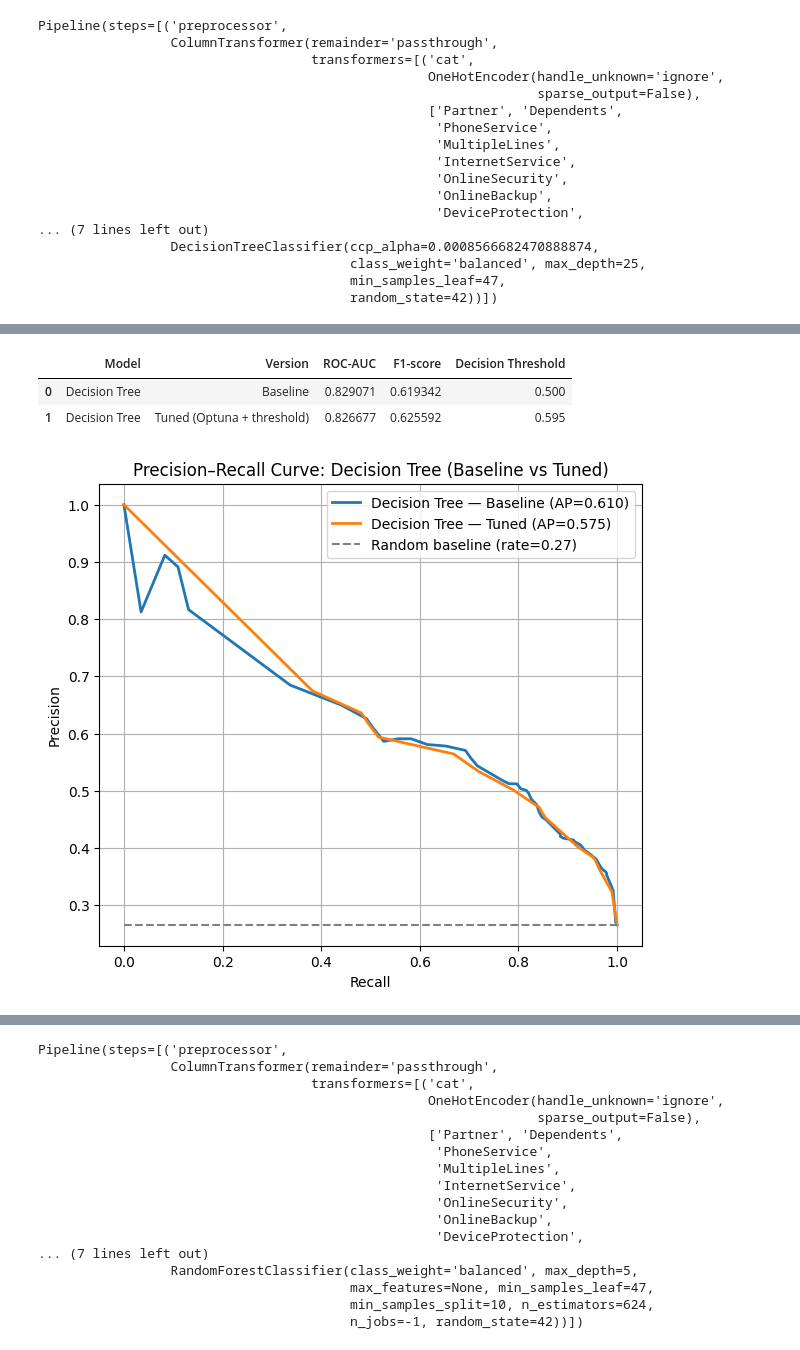
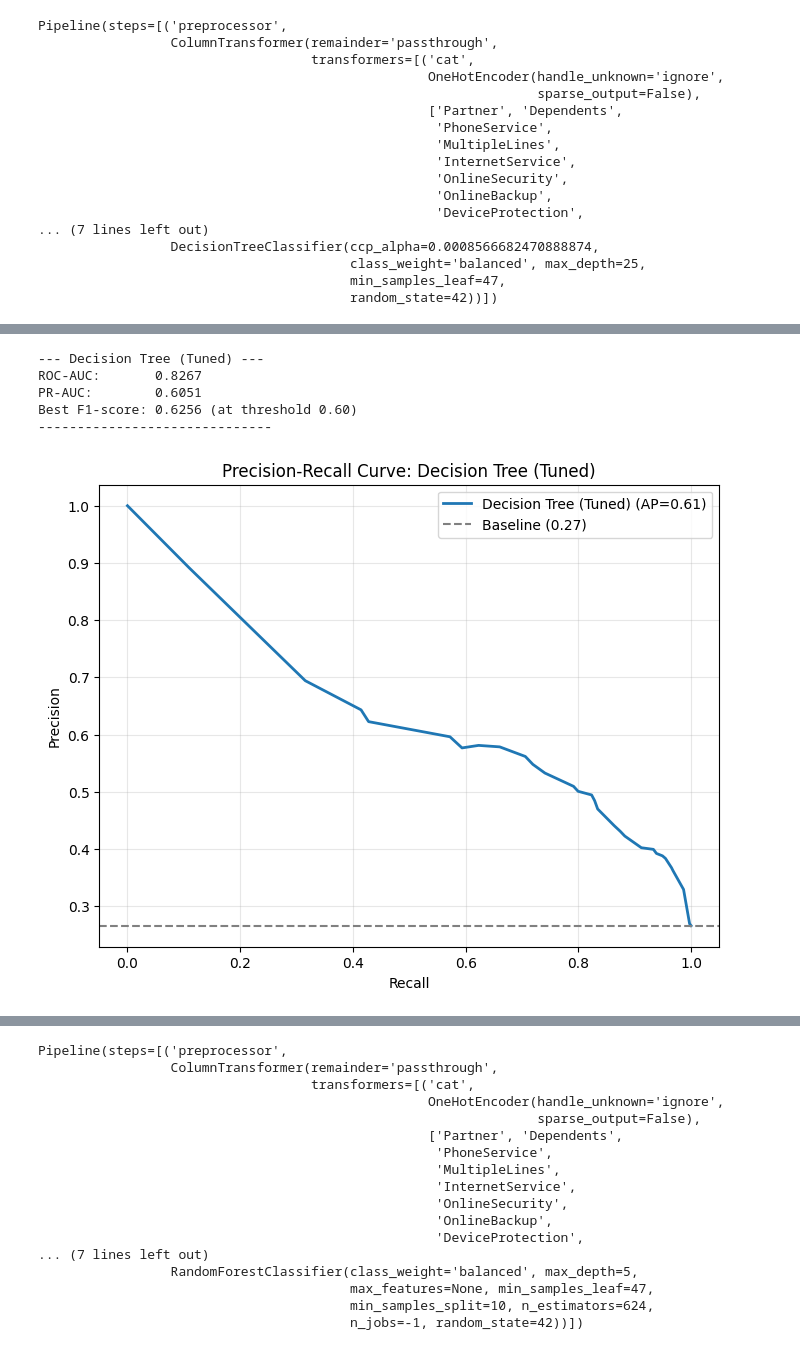
Before and after one commit to Nusultan11/telco-customer-churn-ml, a Jupyter notebook: notebooks/04_HyperParameters_Tuning_ML.ipynb, the cells around one changed output, grey strips where cells are left out. Saved outputs shown, nothing was run; the diff lists cells and outputs as text; code cells hidden in the pictures.

```diff
--- a/notebooks/04_HyperParameters_Tuning_ML.ipynb
+++ b/notebooks/04_HyperParameters_Tuning_ML.ipynb
@@ -392,22 +478,0 @@ metrics_dt_final
-# %%
-dt_comparison = pd.DataFrame([
-    {
-        "Model": "Decision Tree",
-        "Version": "Baseline",
-        "ROC-AUC": 0.8290711338658495,
-        "F1-score": 0.6193415637860082,
-        "Decision Threshold": 0.50
-    },
-    {
-        "Model": "Decision Tree",
-        "Version": "Tuned (Optuna + threshold)",
-        "ROC-AUC": metrics_dt_final["roc_auc"],
-        "F1-score": metrics_dt_final["f1"],
-        "Decision Threshold": float(metrics_dt_final["best_threshold"])
-    }
-])
-dt_comparison
-# %% [output]
-|  | Model | Version | ROC-AUC | F1-score | Decision Threshold |
-| 0 | Decision Tree | Baseline | 0.829071 | 0.619342 | 0.500 |
-| 1 | Decision Tree | Tuned (Optuna + threshold) | 0.826677 | 0.625592 | 0.595 |
@@ -419,13 +479,19 @@ y_scores_dt_tuned = dt_optuna_pipeline.predict_proba(X_test_dt)[:, 1]
-# %%
-models_scores_dt = {
-    "Decision Tree — Baseline": y_scores_dt_base,
-    "Decision Tree — Tuned": y_scores_dt_tuned
-}
-
-plot_pr_curves(
-    models_scores=models_scores_dt,
-    y_test=y_test_dt,
-    title="Precision–Recall Curve: Decision Tree (Baseline vs Tuned)"
-)
-# %% [output]
-[figure, removed]
+# %%
+y_scores_dt = dt_final_pipeline.predict_proba(X_test_dt)[:, 1]
+# 3. Оцениваем модель через универсальную функцию
+dt_metrics = evaluate_model(
+    y_test_dt,
+    y_scores_dt,
+    model_name="Decision Tree (Tuned)"
+)
+# Сохраняем метрики в переменные (для совместимости с таблицей сравнения)
+best_t_dt = dt_metrics["best_threshold"]
+best_f1_dt = dt_metrics["best_f1"]
+dt_test_roc = dt_metrics["roc_auc"]
+# %% [output]
+--- Decision Tree (Tuned) ---
+ROC-AUC:       0.8267
+PR-AUC:        0.6051
+Best F1-score: 0.6256 (at threshold 0.60)
+------------------------------
+[figure, added]
```
Also changed, not shown: parts of 41 cells of this notebook, 1 other file.
